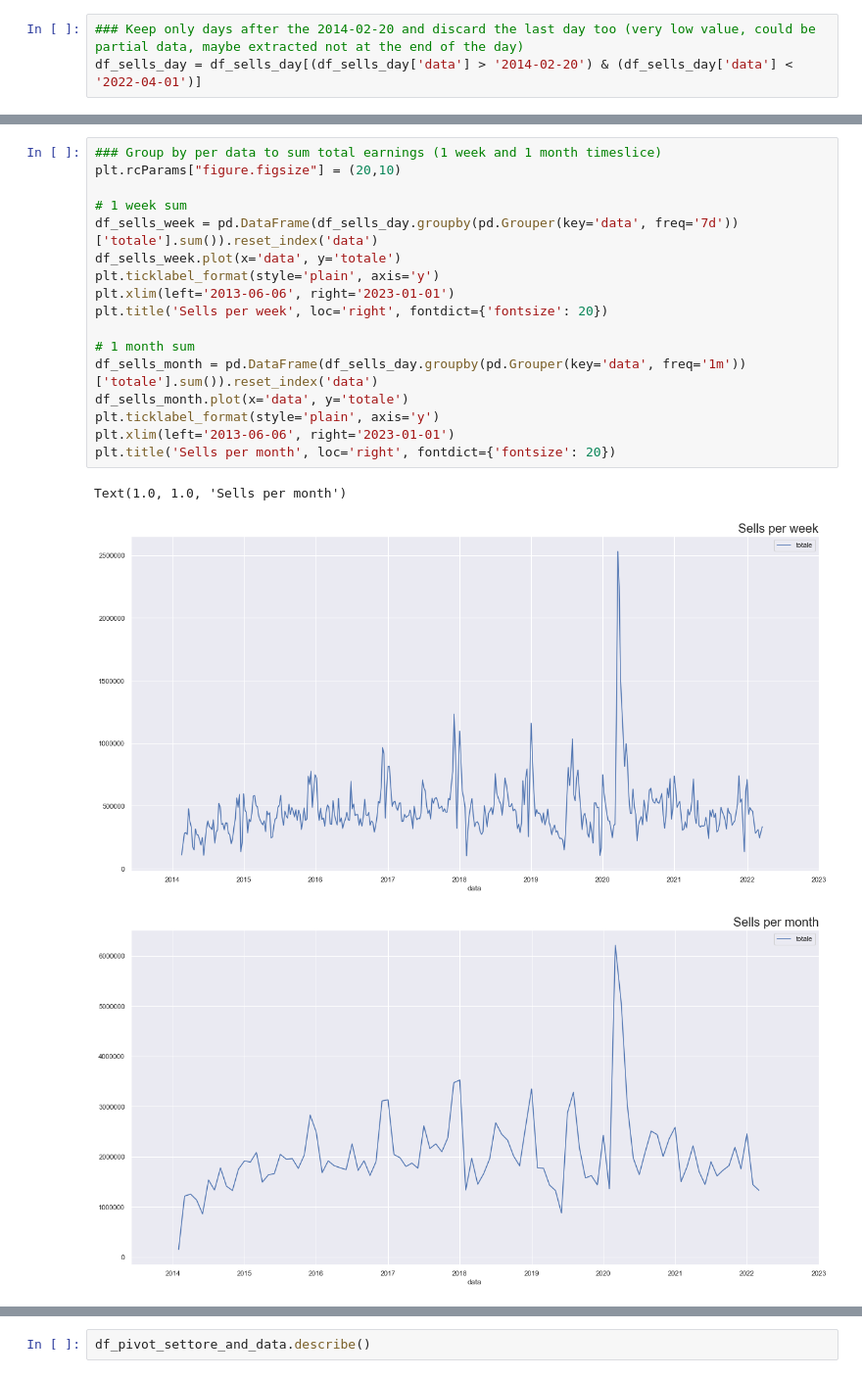
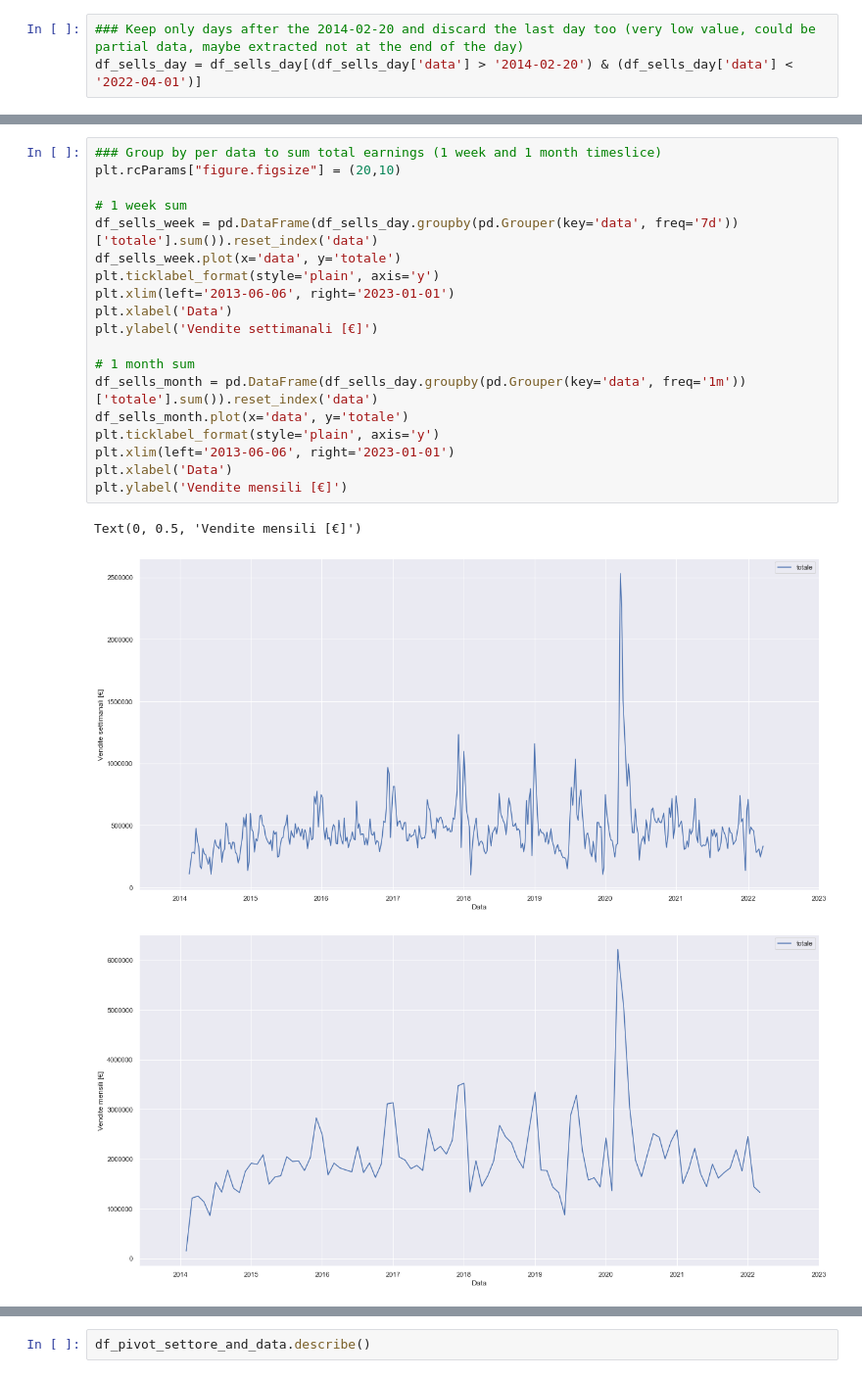
Before and after one commit to DragoneKTM/TimeSeriesProject, a Jupyter notebook: TimeSeriesProject.ipynb, the cells around one changed output, grey strips where cells are left out. Shown at 98% size. Cells and saved outputs as stored; diff of their text form.

```diff
--- a/TimeSeriesProject.ipynb
+++ b/TimeSeriesProject.ipynb
@@ -130,24 +132,26 @@ plt.xlim(left='2013-06-06', right='2022-12-31')
 # %%
 ### Group by per data to sum total earnings (1 week and 1 month timeslice)
 plt.rcParams["figure.figsize"] = (20,10)
 
 # 1 week sum
 df_sells_week = pd.DataFrame(df_sells_day.groupby(pd.Grouper(key='data', freq='7d'))['totale'].sum()).reset_index('data')
 df_sells_week.plot(x='data', y='totale')
 plt.ticklabel_format(style='plain', axis='y')
 plt.xlim(left='2013-06-06', right='2023-01-01')
-plt.title('Sells per week', loc='right', fontdict={'fontsize': 20})
+plt.xlabel('Data')
+plt.ylabel('Vendite settimanali [€]')
 
 # 1 month sum
 df_sells_month = pd.DataFrame(df_sells_day.groupby(pd.Grouper(key='data', freq='1m'))['totale'].sum()).reset_index('data')
 df_sells_month.plot(x='data', y='totale')
 plt.ticklabel_format(style='plain', axis='y')
 plt.xlim(left='2013-06-06', right='2023-01-01')
-plt.title('Sells per month', loc='right', fontdict={'fontsize': 20})
+plt.xlabel('Data')
+plt.ylabel('Vendite mensili [€]')
 # %% [output]
-Text(1.0, 1.0, 'Sells per month')
+Text(0, 0.5, 'Vendite mensili [€]')
-[figure, old version]
+[figure, new version]
-[figure, old version]
+[figure, new version]
 # %%
 ### Pivot by month
 df_sells_day['anno'] = [d.year for d in df_sells_day['data']]
```
Also changed, not shown: parts of 32 cells of this notebook, 1 other file.
